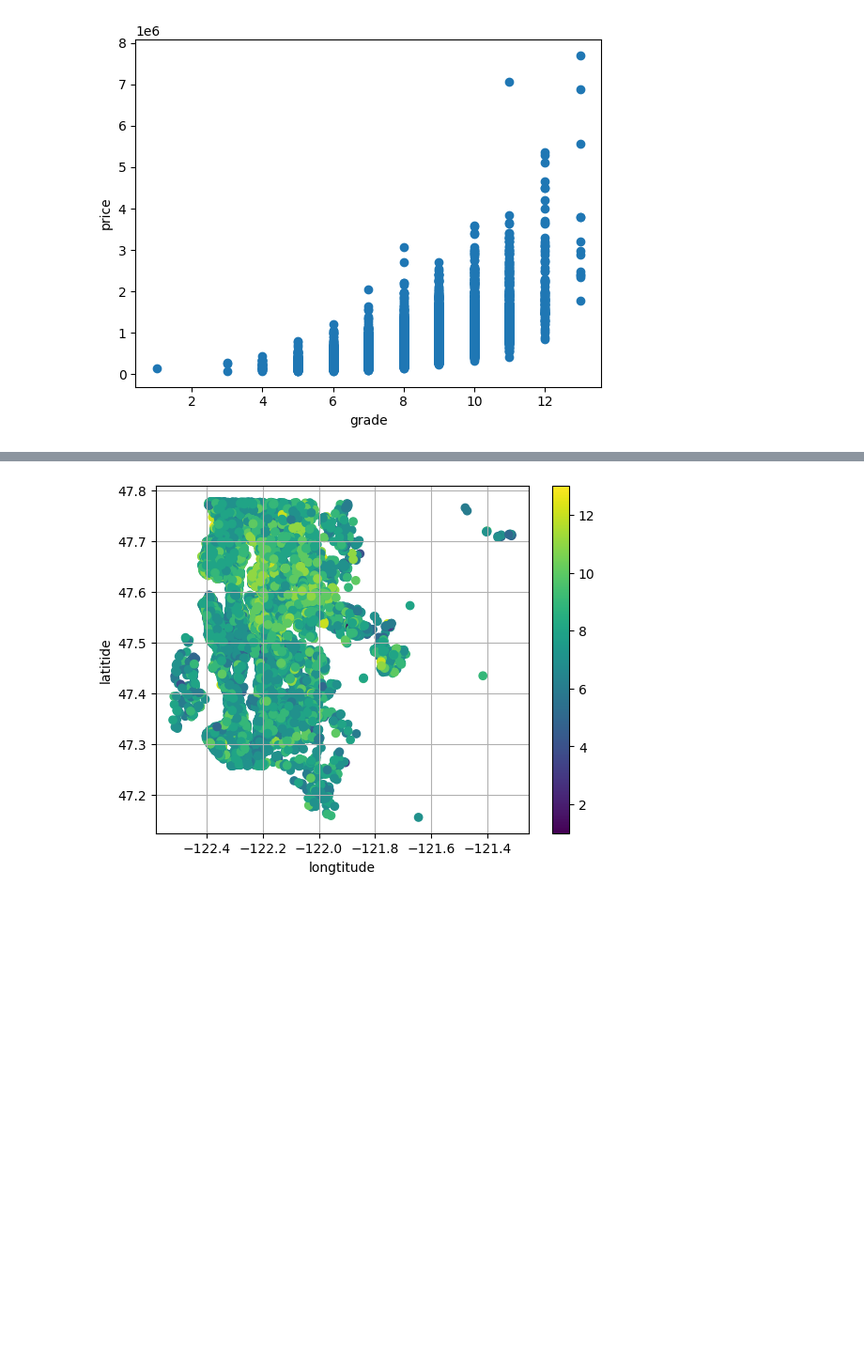
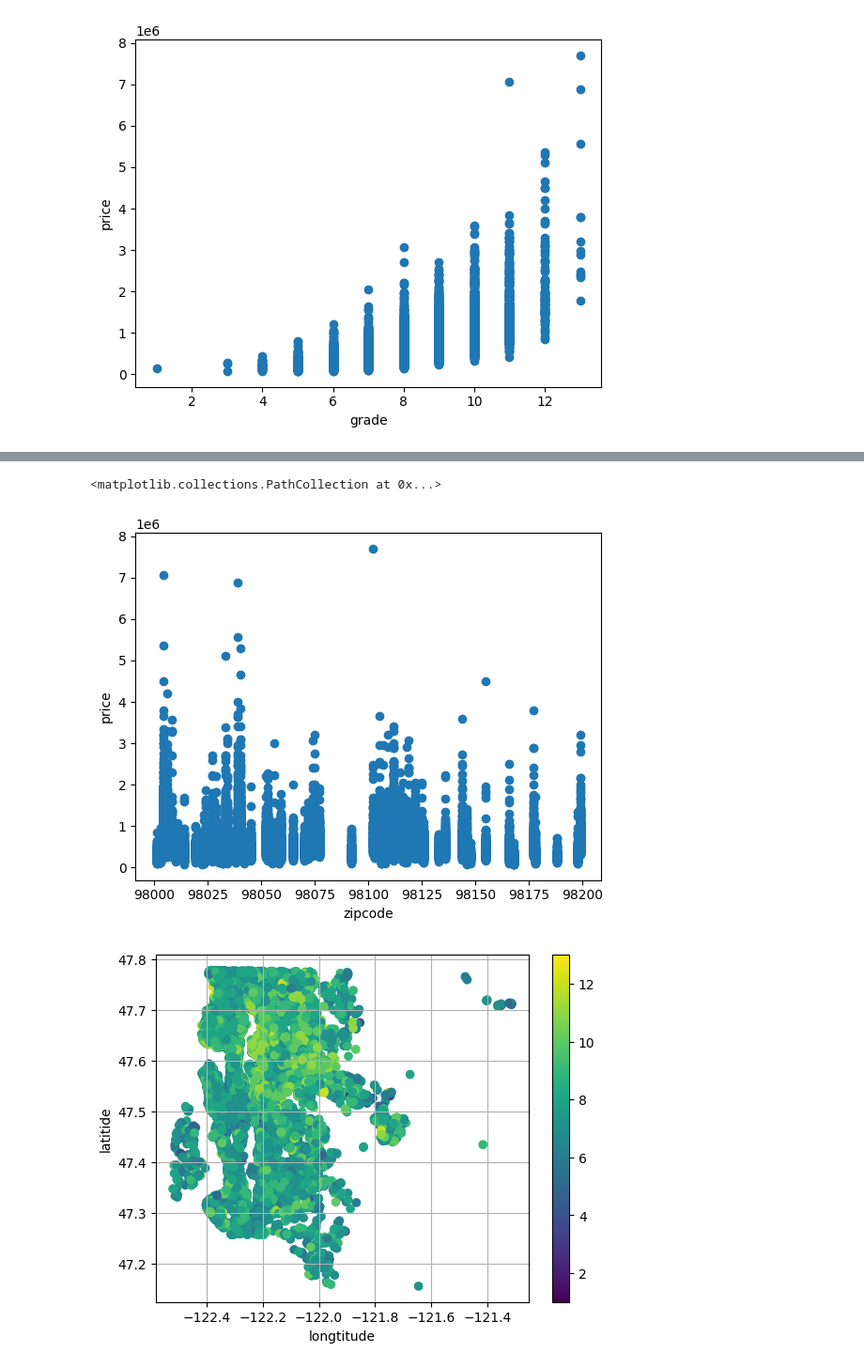
Before and after one commit to Tatraa/Data-Science, a Jupyter notebook: Assigment1/Assignment_1.ipynb, the cells around one changed output, grey strips where cells are left out. Shown: that part at 94% size. Cells and saved outputs as stored; diff of their text form; code cells hidden in the pictures; blank space fills up the shorter version.

```diff
--- a/Assigment1/Assignment_1.ipynb
+++ b/Assigment1/Assignment_1.ipynb
@@ -85,3 +92,12 @@ Text(0, 0.5, 'price')
+# %%
+#c)
+#Your code:
+plt.xlabel("zipcode")
+plt.ylabel("price")
+plt.scatter(data.zipcode, data.price)
+# %% [output]
+<matplotlib.collections.PathCollection at 0x...>
+[figure, added]
 # %%
 #Your code:
 plt.xlabel("longtitude")
```
Also changed, not shown: parts of 4 cells of this notebook.
